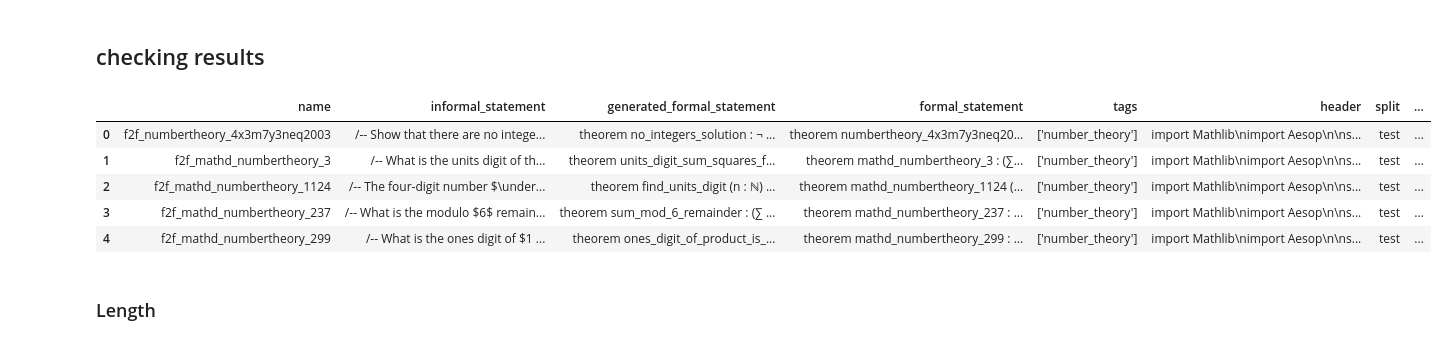
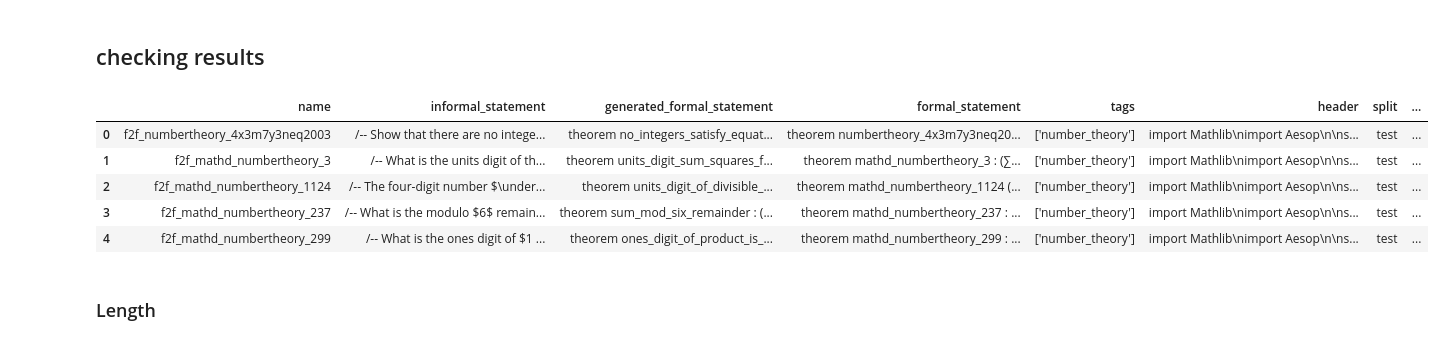
Before and after one commit to agatha-duzan/autoformalization_with_hypothesis, a Jupyter notebook: debug.ipynb, the cells around one changed output. Drawn from its saved outputs; the diff is of its cells as text; code cells hidden in the pictures.

```diff
--- a/debug.ipynb
+++ b/debug.ipynb
@@ -59,7 +68,7 @@ Informal statement:
 
 Formal statement in Lean 4:
 # %%
-response = translate_statement(
+formal_statement = translate_statement(
     informal_statement,
     few_shot_examples = [],
     model=config.DEFAULT_MODEL,
@@ -75,3 +82,0 @@ ModelResponse(id='chatcmpl-AHzGeh7JadO3x5hvQFbfZ3TjD2tA2', choices=[Choices(fini
-# %%
-formal_statement = response.choices[0].message.content
-print(formal_statement)
@@ -114,18 +116,18 @@ Results have been saved to results/evaluation/baseline_direct_translation_gpt-4o
 # %% [markdown]
 ## checking results
 # %%
-json_file_path = 'results/generations/baseline_direct_translation_gpt-4o.json'
+json_file_path = 'results/generations/direct_translation_with_general_fewshot_gpt-4o.json'
 with open(json_file_path, 'r') as f:
     data = json.load(f)
 
 df = pd.DataFrame(data)
 df.head()
 # %% [output]
 |  | name | informal_statement | generated_formal_statement | formal_statement | tags | header | split | ... |
-| 0 | f2f_numbertheory_4x3m7y3neq2003 | /-- Show that there are no intege... | theorem no_integers_solution : ¬ ... | theorem numbertheory_4x3m7y3neq20... | ['number_theory'] | import Mathlib\nimport Aesop\n\ns... | test | ... |
+| 0 | f2f_numbertheory_4x3m7y3neq2003 | /-- Show that there are no intege... | theorem no_integers_satisfy_equat... | theorem numbertheory_4x3m7y3neq20... | ['number_theory'] | import Mathlib\nimport Aesop\n\ns... | test | ... |
 | 1 | f2f_mathd_numbertheory_3 | /-- What is the units digit of th... | theorem units_digit_sum_squares_f... | theorem mathd_numbertheory_3 : (∑... | ['number_theory'] | import Mathlib\nimport Aesop\n\ns... | test | ... |
-| 2 | f2f_mathd_numbertheory_1124 | /-- The four-digit number $\under... | theorem find_units_digit (n : ℕ) ... | theorem mathd_numbertheory_1124 (... | ['number_theory'] | import Mathlib\nimport Aesop\n\ns... | test | ... |
-| 3 | f2f_mathd_numbertheory_237 | /-- What is the modulo $6$ remain... | theorem sum_mod_6_remainder : (∑ ... | theorem mathd_numbertheory_237 : ... | ['number_theory'] | import Mathlib\nimport Aesop\n\ns... | test | ... |
+| 2 | f2f_mathd_numbertheory_1124 | /-- The four-digit number $\under... | theorem units_digit_of_divisible_... | theorem mathd_numbertheory_1124 (... | ['number_theory'] | import Mathlib\nimport Aesop\n\ns... | test | ... |
+| 3 | f2f_mathd_numbertheory_237 | /-- What is the modulo $6$ remain... | theorem sum_mod_six_remainder : (... | theorem mathd_numbertheory_237 : ... | ['number_theory'] | import Mathlib\nimport Aesop\n\ns... | test | ... |
 | 4 | f2f_mathd_numbertheory_299 | /-- What is the ones digit of $1 ... | theorem ones_digit_of_product_is_... | theorem mathd_numbertheory_299 : ... | ['number_theory'] | import Mathlib\nimport Aesop\n\ns... | test | ... |
 # %% [markdown]
 ### Length
```
Also changed, not shown: parts of 17 cells of this notebook, 5 other files.
